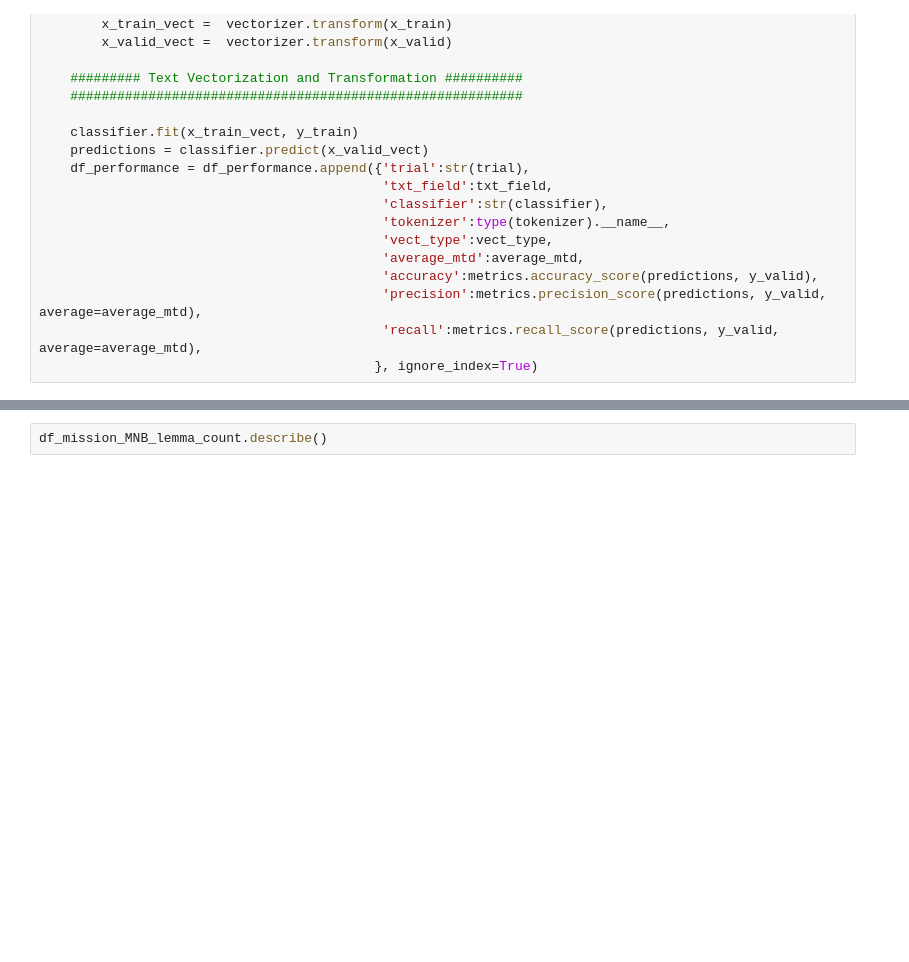
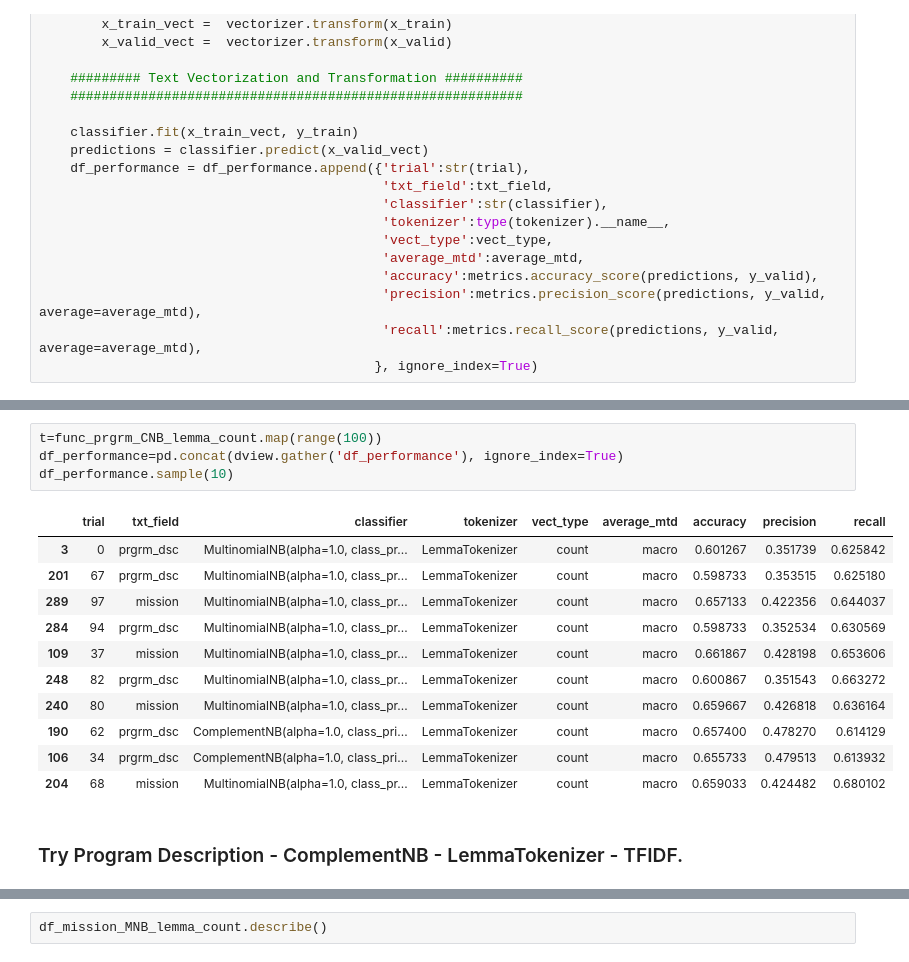
Before and after one commit to ma-ji/npo_classifier, a Jupyter notebook: script/classification_algorithms/naive_bayes.ipynb, the cells around one changed output, grey strips where cells are left out. Drawn from its saved outputs; the diff is of its cells as text; blank space fills up the shorter version.

```diff
--- a/script/classification_algorithms/naive_bayes.ipynb
+++ b/script/classification_algorithms/naive_bayes.ipynb
@@ -154,0 +722,18 @@ ValueError: If using all scalar values, you must pass an index
+# %%
+t=func_prgrm_CNB_lemma_count.map(range(100))
+df_performance=pd.concat(dview.gather('df_performance'), ignore_index=True)
+df_performance.sample(10)
+# %% [output]
+|  | trial | txt_field | classifier | tokenizer | vect_type | average_mtd | accuracy | precision | recall |
+| 3 | 0 | prgrm_dsc | MultinomialNB(alpha=1.0, class_pr... | LemmaTokenizer | count | macro | 0.601267 | 0.351739 | 0.625842 |
+| 201 | 67 | prgrm_dsc | MultinomialNB(alpha=1.0, class_pr... | LemmaTokenizer | count | macro | 0.598733 | 0.353515 | 0.625180 |
+| 289 | 97 | mission | MultinomialNB(alpha=1.0, class_pr... | LemmaTokenizer | count | macro | 0.657133 | 0.422356 | 0.644037 |
+| 284 | 94 | prgrm_dsc | MultinomialNB(alpha=1.0, class_pr... | LemmaTokenizer | count | macro | 0.598733 | 0.352534 | 0.630569 |
+| 109 | 37 | mission | MultinomialNB(alpha=1.0, class_pr... | LemmaTokenizer | count | macro | 0.661867 | 0.428198 | 0.653606 |
+| 248 | 82 | prgrm_dsc | MultinomialNB(alpha=1.0, class_pr... | LemmaTokenizer | count | macro | 0.600867 | 0.351543 | 0.663272 |
+| 240 | 80 | mission | MultinomialNB(alpha=1.0, class_pr... | LemmaTokenizer | count | macro | 0.659667 | 0.426818 | 0.636164 |
+| 190 | 62 | prgrm_dsc | ComplementNB(alpha=1.0, class_pri... | LemmaTokenizer | count | macro | 0.657400 | 0.478270 | 0.614129 |
+| 106 | 34 | prgrm_dsc | ComplementNB(alpha=1.0, class_pri... | LemmaTokenizer | count | macro | 0.655733 | 0.479513 | 0.613932 |
+| 204 | 68 | mission | MultinomialNB(alpha=1.0, class_pr... | LemmaTokenizer | count | macro | 0.659033 | 0.424482 | 0.680102 |
+# %% [markdown]
+### Try Program Description - ComplementNB - LemmaTokenizer - TFIDF.
```
Also changed, not shown: parts of 30 cells of this notebook.
